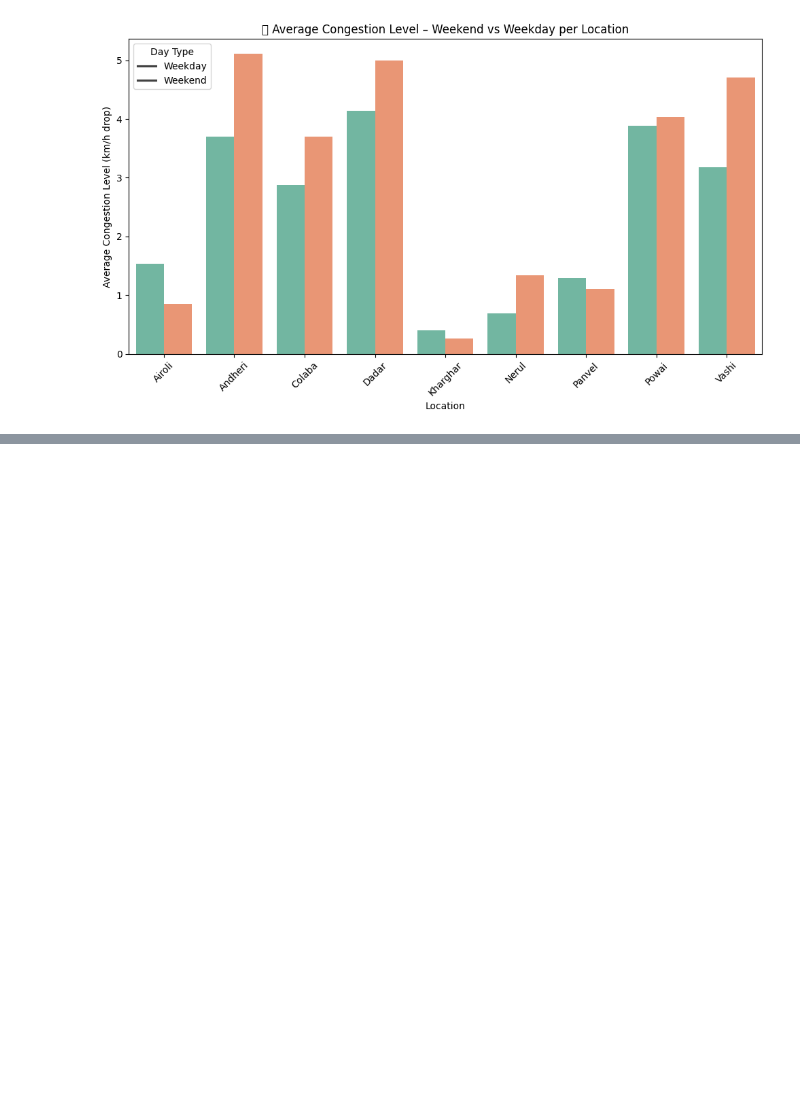
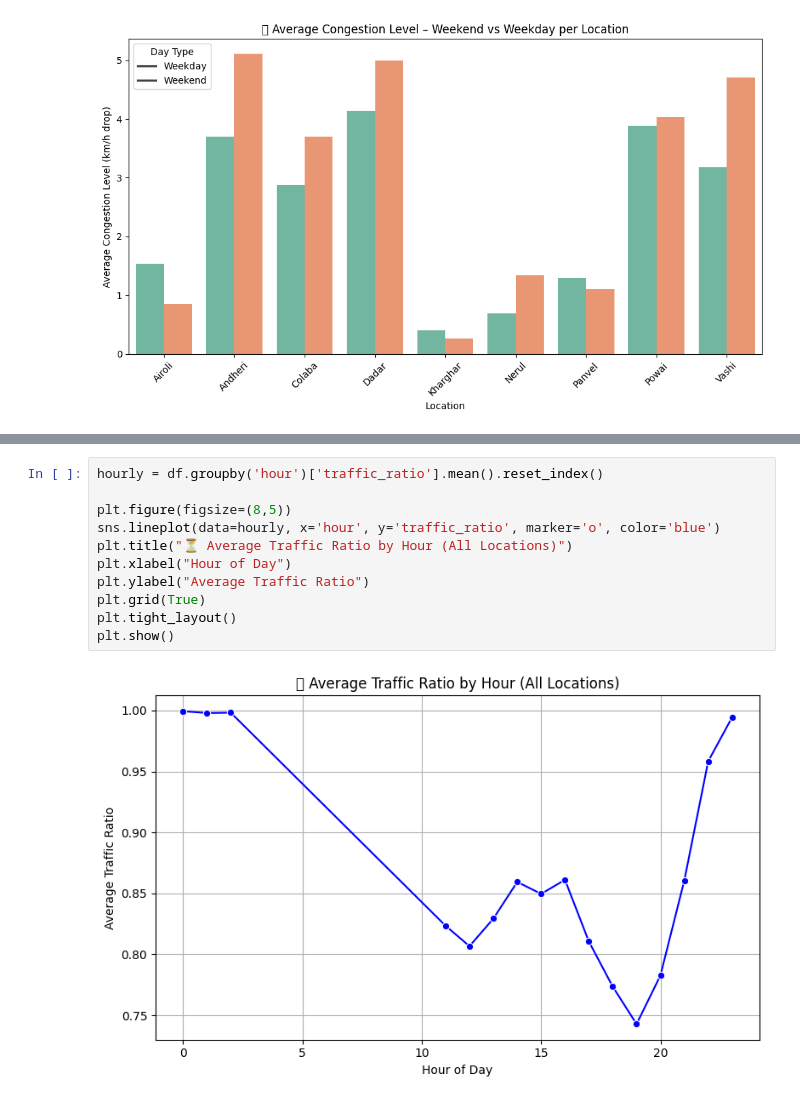
Before and after one commit to srgmnagar/traffic-congestion-analyzer, a Jupyter notebook: notebooks/data_analysis.ipynb, the cells around one changed output, grey strips where cells are left out. Drawn from its saved outputs; the diff is of its cells as text; blank space fills up the shorter version.

```diff
--- a/notebooks/data_analysis.ipynb
+++ b/notebooks/data_analysis.ipynb
@@ -403,0 +443,13 @@ plt.show()
+# %%
+hourly = df.groupby('hour')['traffic_ratio'].mean().reset_index()
+
+plt.figure(figsize=(8,5))
+sns.lineplot(data=hourly, x='hour', y='traffic_ratio', marker='o', color='blue')
+plt.title("⏳ Average Traffic Ratio by Hour (All Locations)")
+plt.xlabel("Hour of Day")
+plt.ylabel("Average Traffic Ratio")
+plt.grid(True)
+plt.tight_layout()
+plt.show()
+# %% [output]
+[figure, added]
```
Also changed, not shown: parts of 8 cells of this notebook.
